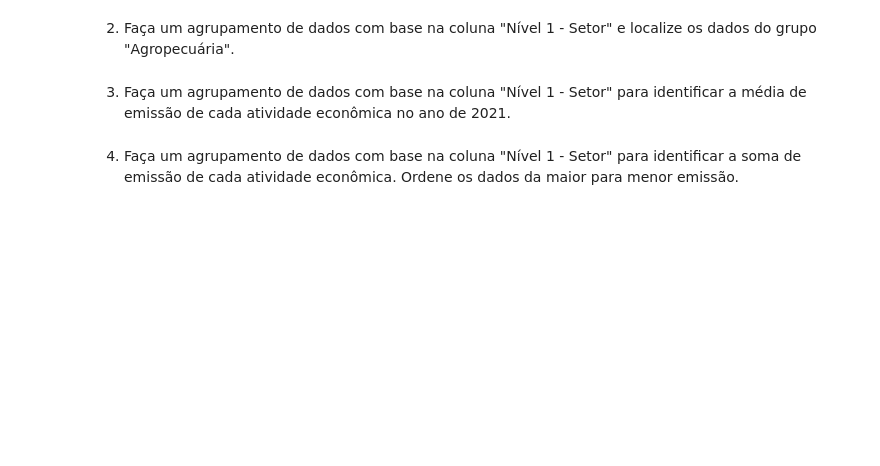
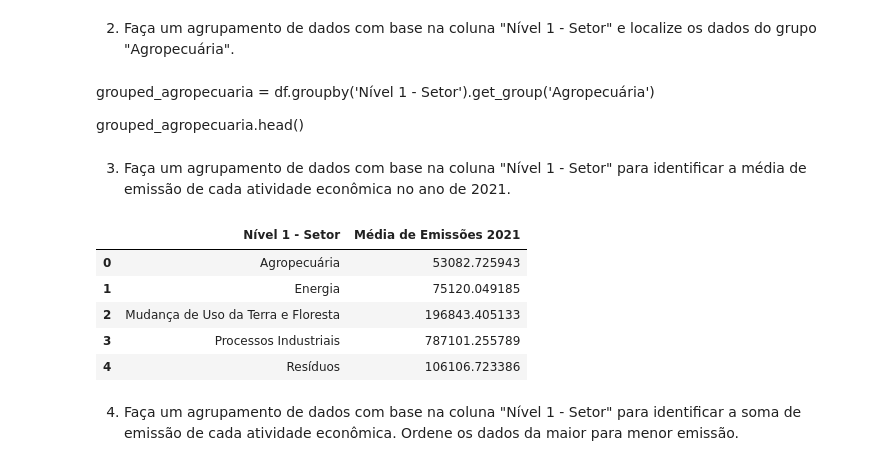
Before and after one commit to diegomattos1408/Python-Data-Science-Alura, a Jupyter notebook: curso_alura_python_para_data_science_5.ipynb, the cells around one changed output. Saved outputs shown, nothing was run; the diff lists cells and outputs as text; code cells hidden in the pictures; blank space fills up the shorter version.

```diff
--- a/curso_alura_python_para_data_science_5.ipynb
+++ b/curso_alura_python_para_data_science_5.ipynb
@@ -51,13 +79,24 @@ grouped_agropecuaria.head()
+# %% [markdown]
+grouped_agropecuaria = df.groupby('Nível 1 - Setor').get_group('Agropecuária')
+
+grouped_agropecuaria.head()
 # %% [markdown]
 3) Faça um agrupamento de dados com base na coluna "Nível 1 - Setor" para identificar a média de emissão de cada atividade econômica no ano de 2021.
 # %%
 df_2021 = df[["Nível 1 - Setor", 2021]]
 
-mean_emissions_2021 = df_2021.groupby("Nível 1 - Setor")[2021].mean().reset_index()
+df_2021_mean = df_2021.groupby("Nível 1 - Setor")[2021].mean().reset_index()
 
-mean_emissions_2021.columns = ["Nível 1 - Setor", "Média de Emissões 2021"]
+df_2021_mean.columns = ["Nível 1 - Setor", "Média de Emissões 2021"]
 
-mean_emissions_2021
+df_2021_mean
+# %% [output]
+|  | Nível 1 - Setor | Média de Emissões 2021 |
+| 0 | Agropecuária | 53082.725943 |
+| 1 | Energia | 75120.049185 |
+| 2 | Mudança de Uso da Terra e Floresta | 196843.405133 |
+| 3 | Processos Industriais | 787101.255789 |
+| 4 | Resíduos | 106106.723386 |
 # %% [markdown]
 4) Faça um agrupamento de dados com base na coluna "Nível 1 - Setor" para identificar a soma de emissão de cada atividade econômica. Ordene os dados da maior para menor emissão.
 # %%
```
Also changed, not shown: parts of 23 cells of this notebook.
